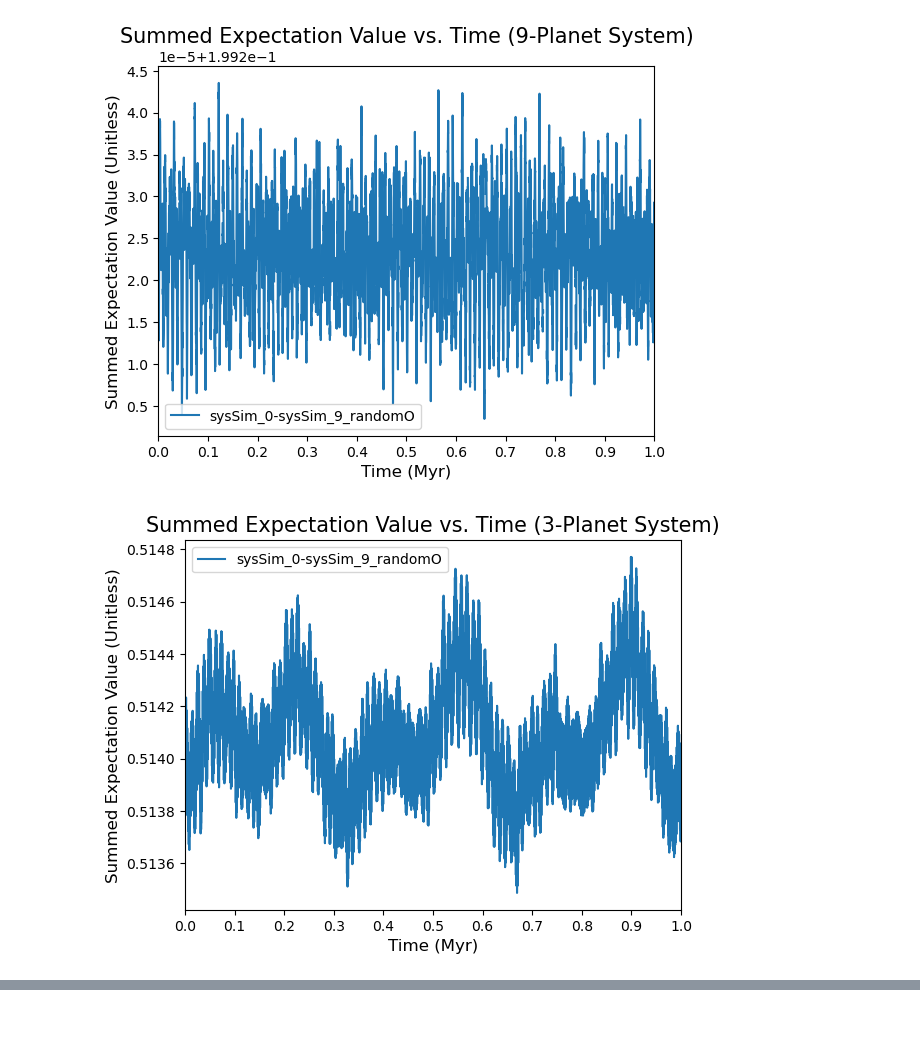
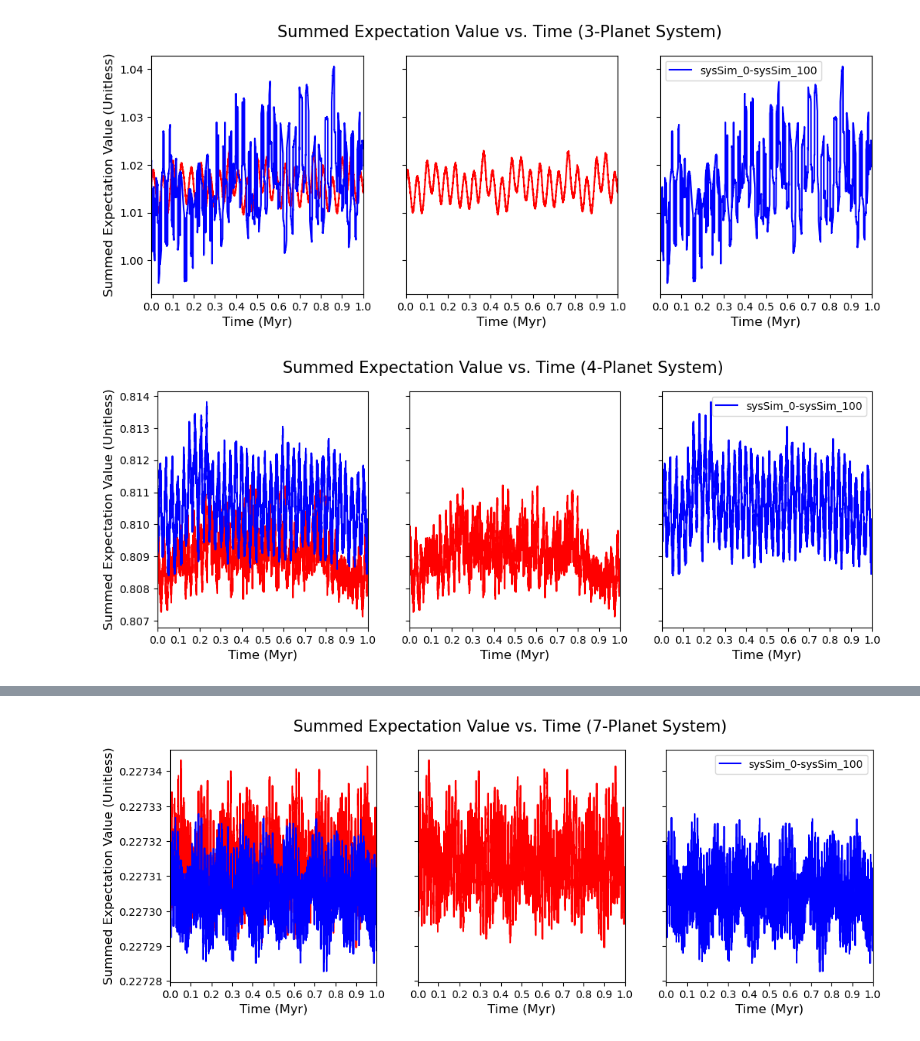
Before and after one commit to NathanielTanglin/Debiasing_Kepler_Data, a Jupyter notebook: src/generate-sum-exp-values.ipynb, the cells around one changed output, grey strips where cells are left out. Cells and saved outputs as stored; diff of their text form; code cells hidden in the pictures.

Commit message:
Script Change
I modified the summed expectation values script to plot comparisons between random and aligned systems.

```diff
--- a/src/generate-sum-exp-values.ipynb
+++ b/src/generate-sum-exp-values.ipynb
@@ -59,33 +98,53 @@ new key: 4
 # %%
-for key in sums:
-    (fig, ax) = plt.subplots()
+for key in sums['aligned']:
+    if key not in sums['random']:
+        raise Exception('Random and aligned do not both contain the key: {key}'.format(key = key))
 
-    (x, y) = (data[0]['axes']['x'], sums[key])
+    (fig, axes) = plt.subplots(1, 3, sharey = True)
+    fig.set_size_inches(12, 4)
+
+    (x, y) = (aligned_data[0]['axes']['x'], sums['aligned'][key])
+    (rx, ry) = (random_data[0]['axes']['x'], sums['random'][key])
 
     label = '{f1}-{f2}'.format(f1 = systems[0].replace('.csv', ''), f2 = systems[-1].replace('.csv', ''))
 
-    plt.plot(x, y, label = label)
+    plt.subplot(1, 3, 1)
+    plt.plot(x, y, color = 'red', label = 'Summed expectation values (aligned)')
+    plt.plot(rx, ry, color = 'blue', label = 'Summed expectation values (random)')
 
-    ax.set_title('Summed Expectation Value vs. Time ({n}-Planet System)'.format(n=key), fontsize = 15)
-    ax.set_xlabel('Time (Myr)', fontsize = 12)
-    ax.set_ylabel('Summed Expectation Value (Unitless)', fontsize = 12)
+    plt.subplot(1, 3, 2)
+    plt.plot(x, y, color = 'red')
 
-    xmin = np.nanmin(x)
-    xmax = np.nanmax(x)
+    plt.subplot(1, 3, 3)
+    plt.plot(rx, ry, color = 'blue')
 
-    ax.set_xlim(xmin, xmax)
+    for col in range(len(axes)):
+        ax = axes[col]
 
-    ax.xaxis.set_major_locator(tck.LinearLocator(11))
-    ax.xaxis.set_major_formatter(tck.FuncFormatter(lambda x, pos: '%.1f' % (x/1e6)))
+        if col == 0:
+            ax.set_ylabel('Summed Expectation Value (Unitless)', fontsize = 12)
 
-    plt.legend()
+        ax.set_xlabel('Time (Myr)', fontsize = 12)
+        ax.xaxis.set_major_locator(tck.LinearLocator(11))
+        ax.xaxis.set_major_formatter(tck.FuncFormatter(lambda x, pos: '%.1f' % (x/1e6)))
+
+        # Note that this does not calculate the min and max for the random cases, although they should be the same.
+        xmin = np.nanmin(x)
+        xmax = np.nanmax(x)
+
+        ax.set_xlim(xmin, xmax)
+
+    fig.suptitle('Summed Expectation Value vs. Time ({n}-Planet System)'.format(n=key), fontsize = 15)
+
+    fig.legend(bbox_to_anchor = (0.9, 0.6), loc = 'upper left')
+    plt.subplots_adjust(wspace=0.1, hspace=0)
 
     if SAVE_PLOTS:
         save_path = os.path.join(os.pardir, 'results', 'sum-exp-values', 'sum-exp-values-{n}-planets'.format(n = key))
         fig.savefig(save_path, dpi = 300)
 
     if SHOW_PLOTS:
         plt.show()
 # %% [output]
-[figure, old version]
+[figure, new version]
-[figure, old version]
+[figure, new version]
@@ -92,0 +152 @@ for key in sums:
+[figure, added]
```
Also changed, not shown: parts of 3 cells of this notebook.
